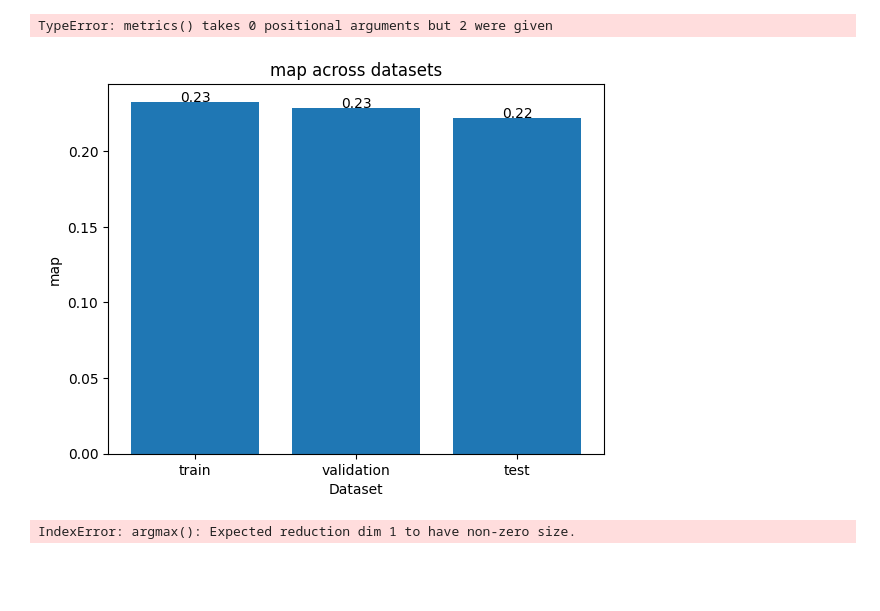
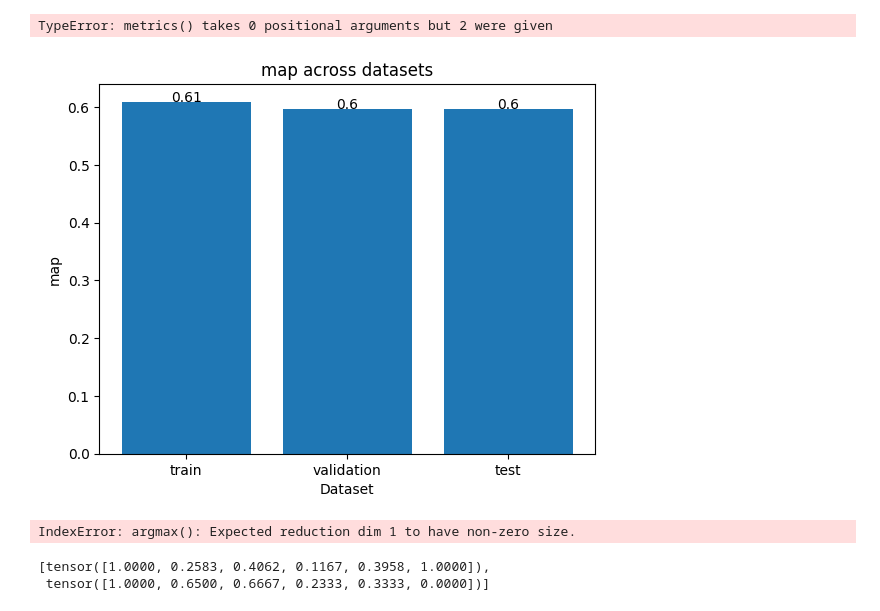
Before and after one commit to Freskoko/inf265_projects, a Jupyter notebook: assignments/src/project_2/Object_detection.ipynb, the cells around one changed output. Cells and saved outputs as stored; diff of their text form; code cells hidden in the pictures; blank space fills up the shorter version.

```diff
--- a/assignments/src/project_2/Object_detection.ipynb
+++ b/assignments/src/project_2/Object_detection.ipynb
@@ -1118,14 +1115,14 @@ test_metrics = metrics(best_model, test_loader_grid)
 TypeError: metrics() takes 0 positional arguments but 2 were given
 # %%
 final_scores = {
-    "train":  train_map["map"],
-    "validation": val_map["map"],
-    "test": test_map["map"],
+    "train":  train_map["map_50"],
+    "validation": val_map["map_50"],
+    "test": test_map["map_50"],
 }
 
 score_across_datasets(final_scores, save_dir, metric = "map")
 # %% [output]
-[figure, old version]
+[figure, new version]
 # %%
 # TODO:
 def conf_matrix_class(all_preds, all_actual, dataset: str):
@@ -1229 +1351,6 @@ img_to_show = 10
 preds_val = [all_preds_train[i] for i in range(img_to_show)]
+# %%
+dataset_train_processed[0][1]
+# %% [output]
+[tensor([1.0000, 0.2583, 0.4062, 0.1167, 0.3958, 1.0000]),
+ tensor([1.0000, 0.6500, 0.6667, 0.2333, 0.3333, 0.0000])]
```
Also changed, not shown: parts of 12 cells of this notebook, 3 other files.
